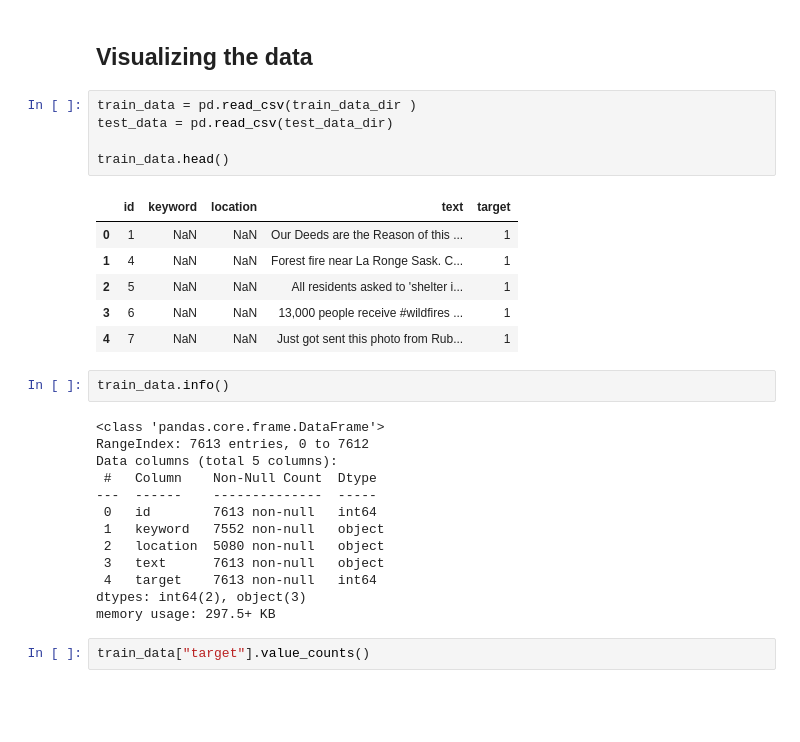
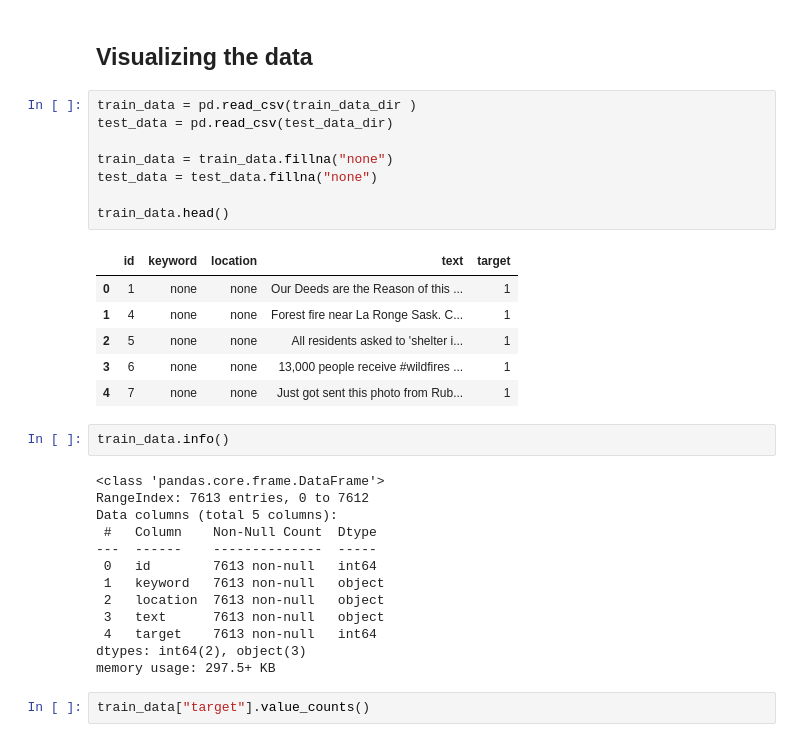
Before and after one commit to PJ-BN/disaster-tweet, a Jupyter notebook: disaster-tweet.ipynb, the cells around one changed output. Cells and saved outputs as stored; diff of their text form; blank space fills up the shorter version.

```diff
--- a/disaster-tweet.ipynb
+++ b/disaster-tweet.ipynb
@@ -44,15 +44,18 @@ test_data_dir = data_dir + "test.csv"
 # %%
 train_data = pd.read_csv(train_data_dir )
 test_data = pd.read_csv(test_data_dir)
 
+train_data = train_data.fillna("none")
+test_data = test_data.fillna("none")
+
 train_data.head()
 # %% [output]
 |  | id | keyword | location | text | target |
-| 0 | 1 | NaN | NaN | Our Deeds are the Reason of this ... | 1 |
-| 1 | 4 | NaN | NaN | Forest fire near La Ronge Sask. C... | 1 |
-| 2 | 5 | NaN | NaN | All residents asked to 'shelter i... | 1 |
-| 3 | 6 | NaN | NaN | 13,000 people receive #wildfires ... | 1 |
-| 4 | 7 | NaN | NaN | Just got sent this photo from Rub... | 1 |
+| 0 | 1 | none | none | Our Deeds are the Reason of this ... | 1 |
+| 1 | 4 | none | none | Forest fire near La Ronge Sask. C... | 1 |
+| 2 | 5 | none | none | All residents asked to 'shelter i... | 1 |
+| 3 | 6 | none | none | 13,000 people receive #wildfires ... | 1 |
+| 4 | 7 | none | none | Just got sent this photo from Rub... | 1 |
 # %%
 train_data.info()
 # %% [output]
@@ -62,8 +65,8 @@ Data columns (total 5 columns):
  #   Column    Non-Null Count  Dtype
 ---  ------    --------------  -----
  0   id        7613 non-null   int64
- 1   keyword   7552 non-null   object
- 2   location  5080 non-null   object
+ 1   keyword   7613 non-null   object
+ 2   location  7613 non-null   object
  3   text      7613 non-null   object
  4   target    7613 non-null   int64
 dtypes: int64(2), object(3)
```
Also changed, not shown: parts of 14 cells of this notebook.
